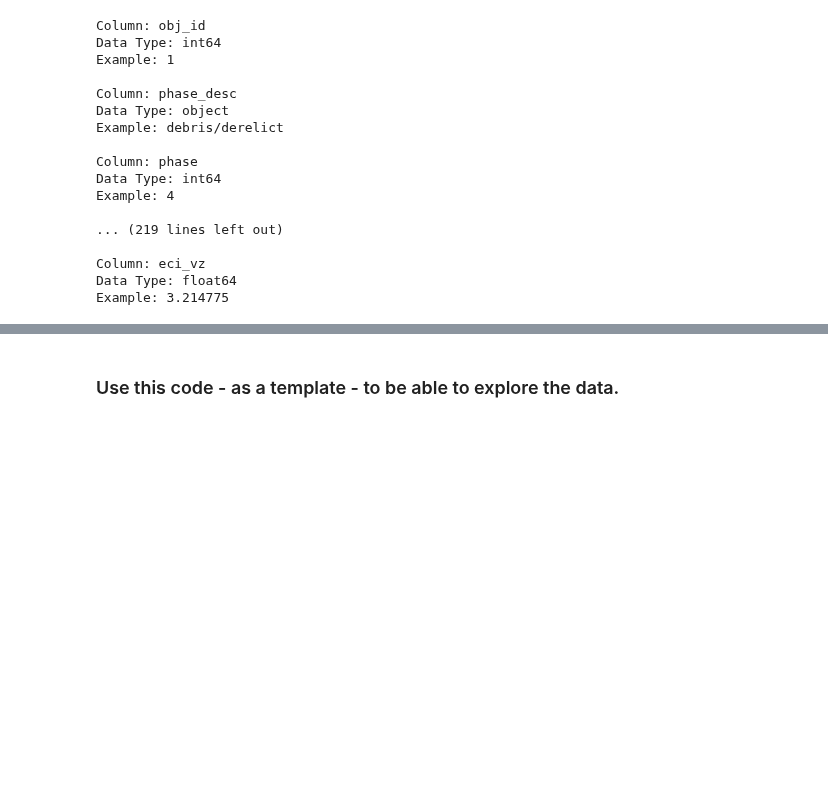
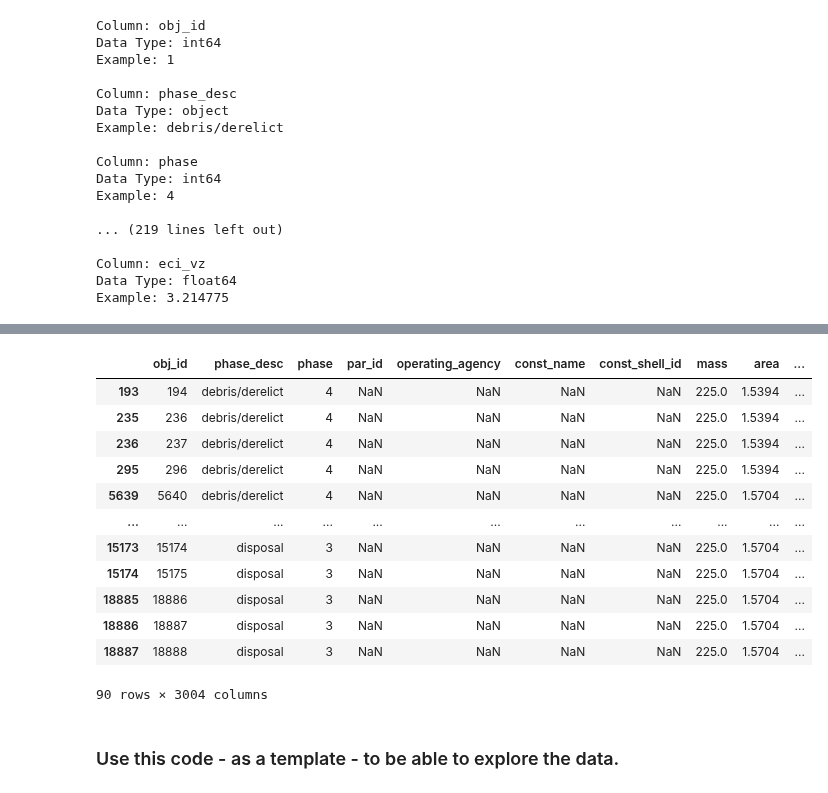
Before and after one commit to ARCLab-MIT/pyssem, a Jupyter notebook: pyssem/utils/notebooks/sep.ipynb, the cells around one changed output, grey strips where cells are left out. Drawn from its saved outputs; the diff is of its cells as text; code cells hidden in the pictures; blank space fills up the shorter version.

```diff
--- a/pyssem/utils/notebooks/sep.ipynb
+++ b/pyssem/utils/notebooks/sep.ipynb
@@ -53,3 +68,19 @@ T.head()
+# %%
+test
+# %% [output]
+|  | obj_id | phase_desc | phase | par_id | operating_agency | const_name | const_shell_id | mass | area | ... |
+| 193 | 194 | debris/derelict | 4 | NaN | NaN | NaN | NaN | 225.0 | 1.5394 | ... |
+| 235 | 236 | debris/derelict | 4 | NaN | NaN | NaN | NaN | 225.0 | 1.5394 | ... |
+| 236 | 237 | debris/derelict | 4 | NaN | NaN | NaN | NaN | 225.0 | 1.5394 | ... |
+| 295 | 296 | debris/derelict | 4 | NaN | NaN | NaN | NaN | 225.0 | 1.5394 | ... |
+| 5639 | 5640 | debris/derelict | 4 | NaN | NaN | NaN | NaN | 225.0 | 1.5704 | ... |
+| ... | ... | ... | ... | ... | ... | ... | ... | ... | ... | ... |
+| 15173 | 15174 | disposal | 3 | NaN | NaN | NaN | NaN | 225.0 | 1.5704 | ... |
+| 15174 | 15175 | disposal | 3 | NaN | NaN | NaN | NaN | 225.0 | 1.5704 | ... |
+| 18885 | 18886 | disposal | 3 | NaN | NaN | NaN | NaN | 225.0 | 1.5704 | ... |
+| 18886 | 18887 | disposal | 3 | NaN | NaN | NaN | NaN | 225.0 | 1.5704 | ... |
+| 18887 | 18888 | disposal | 3 | NaN | NaN | NaN | NaN | 225.0 | 1.5704 | ... |
+90 rows × 3004 columns
 # %% [markdown]
 ### Use this code - as a template -  to be able to explore the data.
 # %%
```
Also changed, not shown: parts of 6 cells of this notebook, 3 other files.
